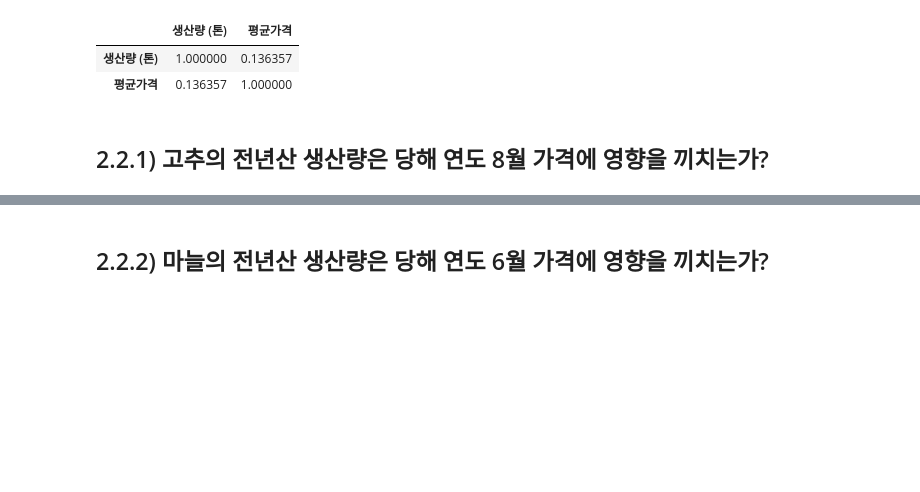
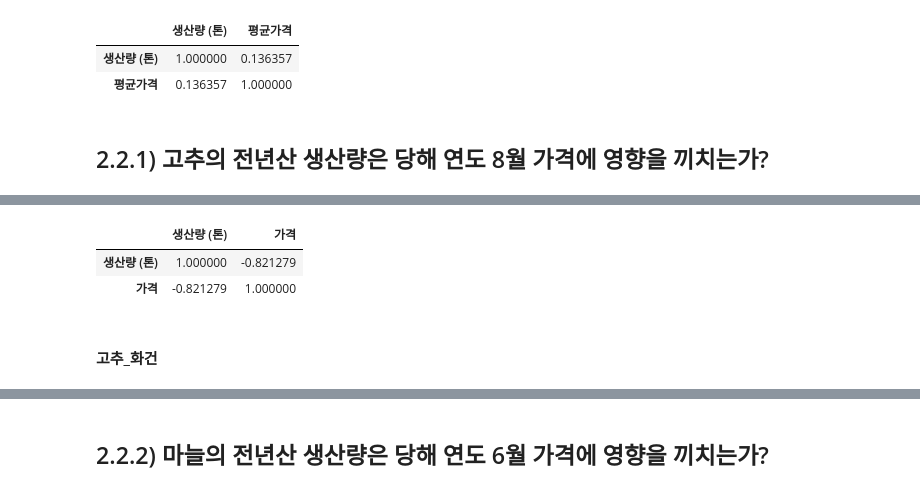
Before and after one commit to Ksejin/MJ_Capstone, a Jupyter notebook: analysis/2_2.ipynb, the cells around one changed output, grey strips where cells are left out. Cells and saved outputs as stored; diff of their text form; code cells hidden in the pictures; blank space fills up the shorter version.

```diff
--- a/analysis/2_2.ipynb
+++ b/analysis/2_2.ipynb
@@ -480,0 +483,3 @@ corr
+# %%
+output = pepper.iloc[:19,3] #2019년을 제외하고 연도별 공급량 추출
+output
@@ -480,0 +507,4 @@ corr
+# %%
+price_yang = pepper_yang_price[pepper_yang_price['월']==8].reset_index() #8월만 추출
+price_yang = price_yang.iloc[1:,3].reset_index(drop=True) #2000년을 제외하고 8월가격 추출
+price_yang
@@ -480,0 +532,14 @@ corr
+# %%
+output = pd.DataFrame(output)
+price_yang = pd.DataFrame(price_yang)
+# %%
+data = pd.concat([output, price_yang], axis=1)
+# %%
+corr = data.corr(method='pearson')
+corr
+# %% [output]
+|  | 생산량 (톤) | 가격 |
+| 생산량 (톤) | 1.000000 | -0.821279 |
+| 가격 | -0.821279 | 1.000000 |
+# %% [markdown]
+<h4>고추_화건</h4>
```
Also changed, not shown: parts of 17 cells of this notebook.
